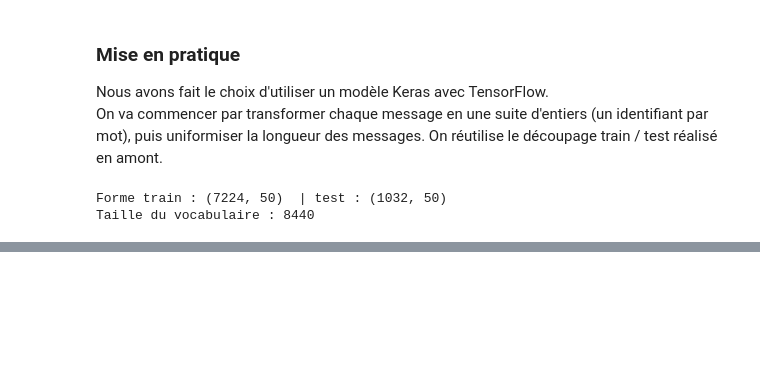
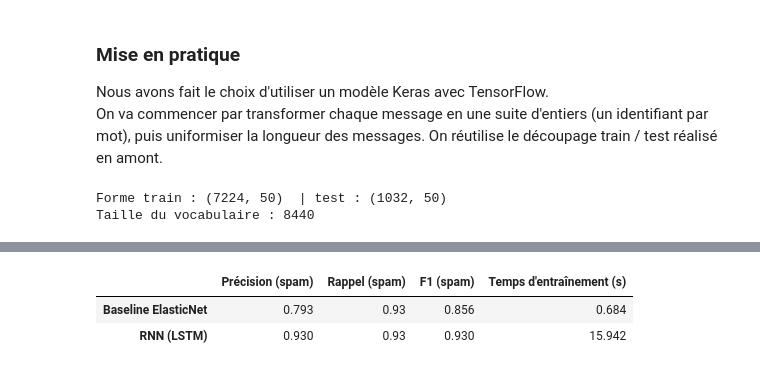
Before and after one commit to AmauryTISSOT/Cours_deep_learning_M2, a Jupyter notebook: notebooks/01-at-sms-spam.ipynb, the cells around one changed output, grey strips where cells are left out. Saved outputs shown, nothing was run; the diff lists cells and outputs as text; code cells hidden in the pictures; blank space fills up the shorter version.

```diff
--- a/notebooks/01-at-sms-spam.ipynb
+++ b/notebooks/01-at-sms-spam.ipynb
@@ -845,0 +907,31 @@ Model: "sequential"
+# %%
+import time
+from sklearn.metrics import precision_score, recall_score, f1_score
+
+# --- Prédictions du RNN sur le test ---
+proba_rnn  = model.predict(X_test_seq).ravel()
+y_pred_rnn = (proba_rnn >= 0.5).astype(int)
+y_test_bin = (y_test == "spam").astype(int).values
+
+# --- Re-mesure du temps d'entraînement de la baseline ML (comparaison équitable) ---
+debut    = time.time()
+baseline.fit(X_train_vec, y_train_bl)
+temps_ml = time.time() - debut
+y_pred_bl = (baseline.predict(X_test_vec) == "spam").astype(int)
+
+# --- Tableau comparatif (métriques sur la classe spam) ---
+comparaison = pd.DataFrame(
+    {
+        "Précision (spam)": [precision_score(y_test_bin, y_pred_bl),
+                             precision_score(y_test_bin, y_pred_rnn)],
+        "Rappel (spam)":    [recall_score(y_test_bin, y_pred_bl),
+                             recall_score(y_test_bin, y_pred_rnn)],
+        "F1 (spam)":        [f1_score(y_test_bin, y_pred_bl),
+                             f1_score(y_test_bin, y_pred_rnn)],
+        "Temps d'entraînement (s)": [temps_ml, temps_rnn],
+    },
+    index=["Baseline ElasticNet", "RNN (LSTM)"],
+).round(3)
+
+display(comparaison)
+# %% [output]
@@ -845,0 +939,3 @@ Model: "sequential"
+|  | Précision (spam) | Rappel (spam) | F1 (spam) | Temps d'entraînement (s) |
+| Baseline ElasticNet | 0.793 | 0.93 | 0.856 | 0.684 |
+| RNN (LSTM) | 0.930 | 0.93 | 0.930 | 15.942 |
```
Also changed, not shown: parts of 9 cells of this notebook.
